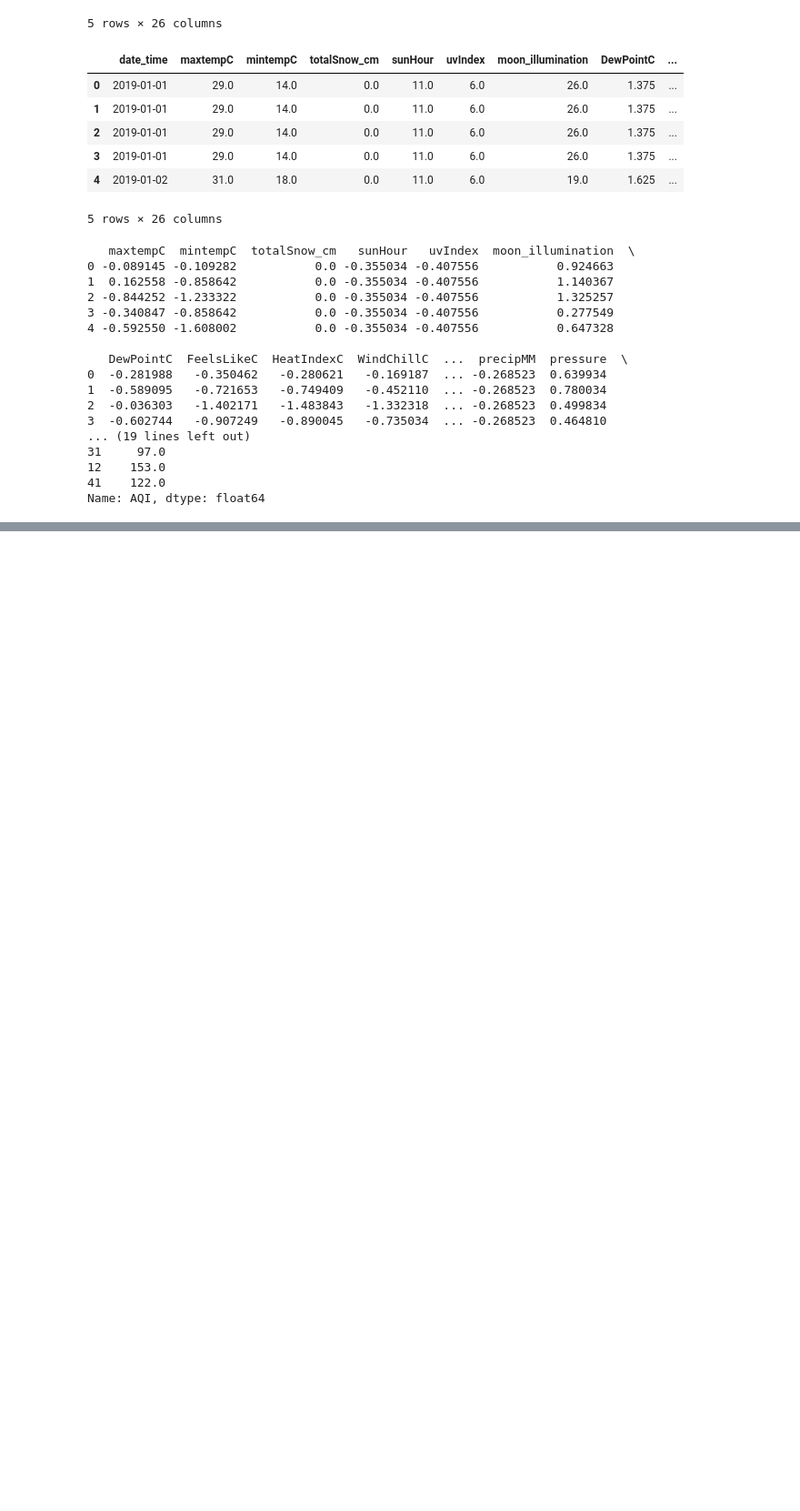
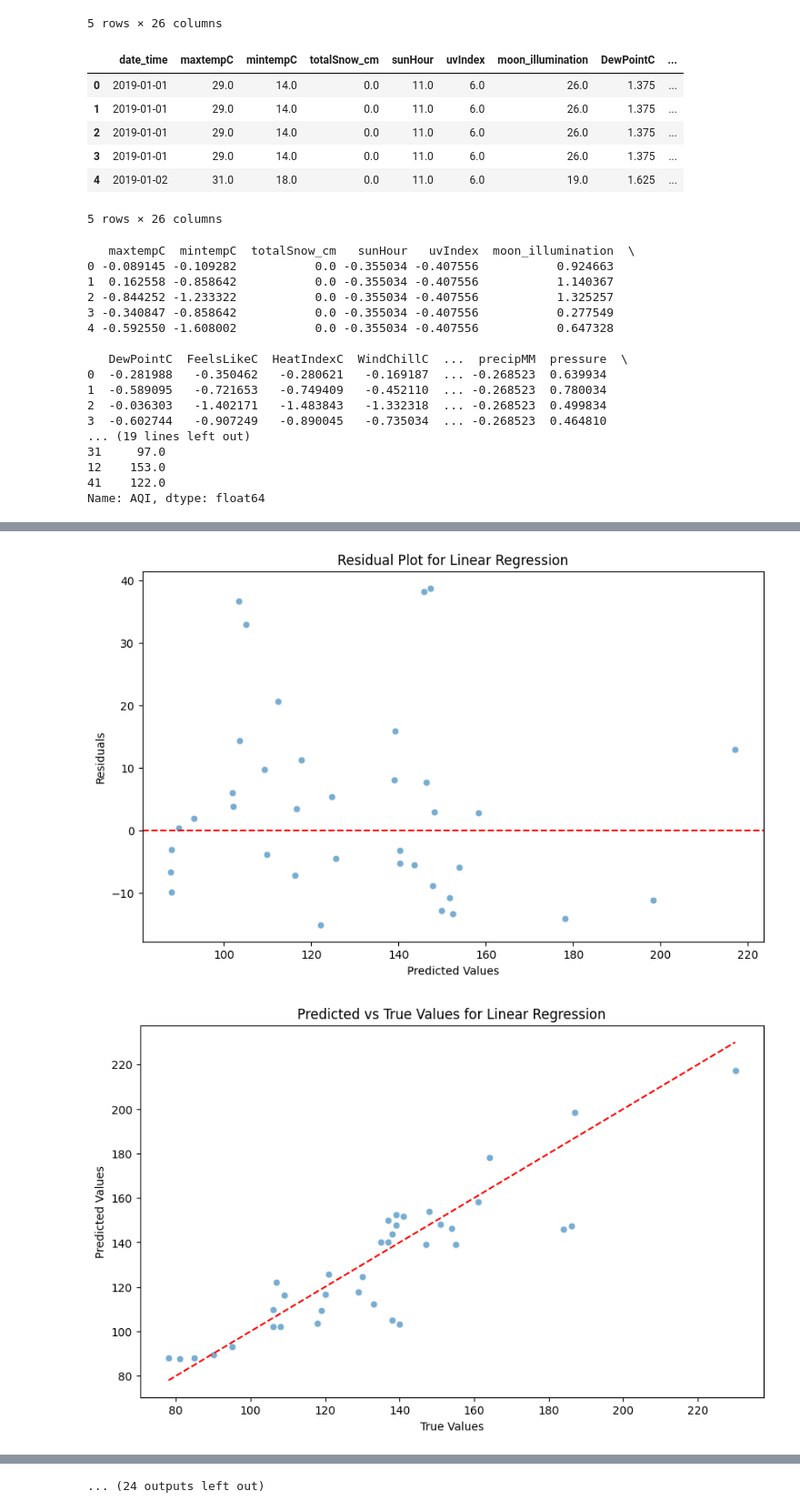
Before and after one commit to chendhurarasu/AQI_prediction, a Jupyter notebook: AQI_prediction.ipynb, the cells around one changed output, grey strips where cells are left out. Shown at 91% size. Cells and saved outputs as stored; diff of their text form; code cells hidden in the pictures; blank space fills up the shorter version.

```diff
--- a/AQI_prediction.ipynb
+++ b/AQI_prediction.ipynb
@@ -197,0 +275,41 @@ Gradient Boosting - MSE: 23.35, R2: 0.98
+# %%
+import numpy as np
+import matplotlib.pyplot as plt
+import seaborn as sns
+
+# Loop through all models and generate plots
+for name, model in models.items():
+    # Predict on the test set
+    y_pred = model.predict(X_test_scaled)
+
+    # Calculate residuals
+    residuals = y_test - y_pred
+
+    # 1. Residual Plot
+    plt.figure(figsize=(10, 6))
+    sns.scatterplot(x=y_pred, y=residuals, alpha=0.6)
+    plt.axhline(y=0, color='r', linestyle='--')
+    plt.xlabel('Predicted Values')
+    plt.ylabel('Residuals')
+    plt.title(f'Residual Plot for {name}')
+    plt.show()
+
+    # 2. Prediction vs. True Value Plot
+    plt.figure(figsize=(10, 6))
+    sns.scatterplot(x=y_test, y=y_pred, alpha=0.6)
+    plt.plot([y_test.min(), y_test.max()], [y_test.min(), y_test.max()], 'r--')
+    plt.xlabel('True Values')
+    plt.ylabel('Predicted Values')
+    plt.title(f'Predicted vs True Values for {name}')
+    plt.show()
+
+    # 3. Distribution of Residuals
+    plt.figure(figsize=(10, 6))
+    sns.histplot(residuals, kde=True, color="blue", bins=30)
+    plt.title(f'Distribution of Residuals for {name}')
+    plt.xlabel('Residuals')
+    plt.ylabel('Density')
+    plt.show()
+# %% [output]
+[figure, added]
+[figure, added]
@@ -197,0 +326 @@ Gradient Boosting - MSE: 23.35, R2: 0.98
+... (24 outputs left out)
```
Also changed, not shown: parts of 3 cells of this notebook.
